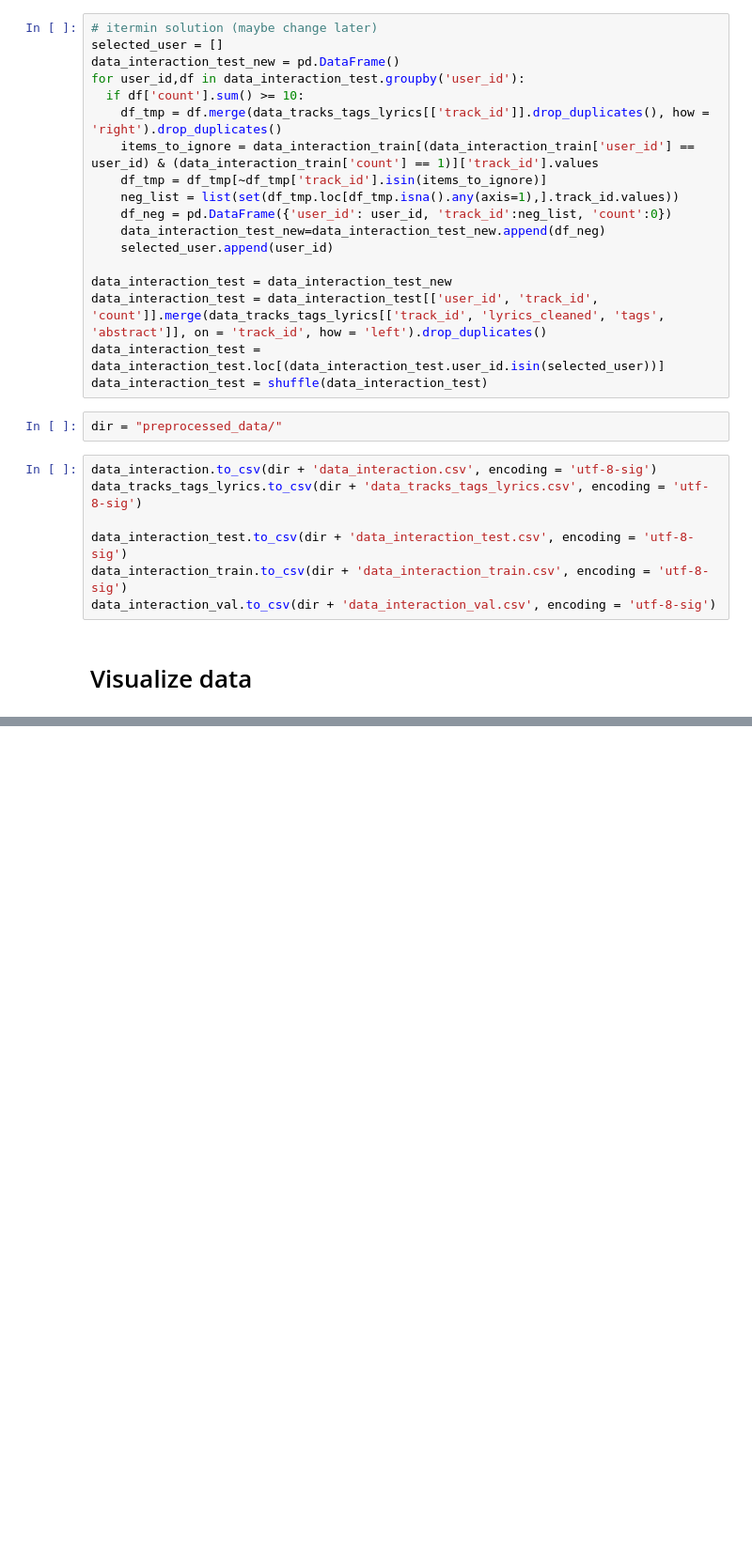
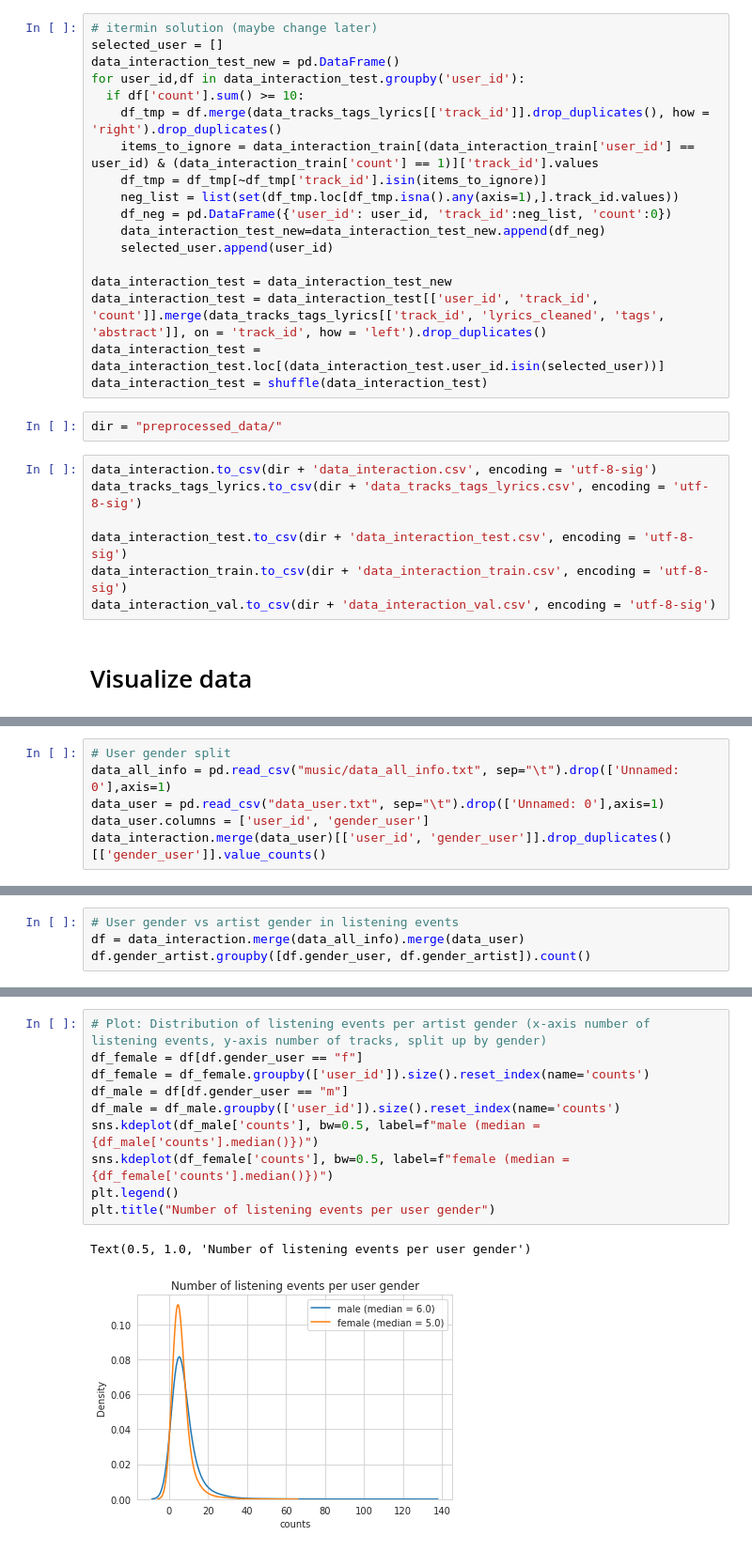
Before and after one commit to Katrin-Leberfinger/Hybrid-gender-debiased-music-recommendation, a Jupyter notebook: 001_data_preprocessing.ipynb, the cells around one changed output, grey strips where cells are left out. Shown at 94% size. Cells and saved outputs as stored; diff of their text form; blank space fills up the shorter version.

```diff
--- a/001_data_preprocessing.ipynb
+++ b/001_data_preprocessing.ipynb
@@ -236,0 +259,6 @@ data_interaction_plot_per_user[['counts']].describe()
+# %%
+# User gender split
+data_all_info = pd.read_csv("music/data_all_info.txt", sep="\t").drop(['Unnamed: 0'],axis=1)
+data_user = pd.read_csv("data_user.txt", sep="\t").drop(['Unnamed: 0'],axis=1)
+data_user.columns = ['user_id', 'gender_user']
+data_interaction.merge(data_user)[['user_id', 'gender_user']].drop_duplicates()[['gender_user']].value_counts()
@@ -236,0 +288,4 @@ data_interaction_plot_per_user[['counts']].describe()
+# %%
+# User gender vs artist gender in listening events
+df = data_interaction.merge(data_all_info).merge(data_user)
+df.gender_artist.groupby([df.gender_user, df.gender_artist]).count()
@@ -236,0 +306,13 @@ data_interaction_plot_per_user[['counts']].describe()
+# %%
+# Plot: Distribution of listening events per artist gender (x-axis number of listening events, y-axis number of tracks, split up by gender)
+df_female = df[df.gender_user == "f"]
+df_female = df_female.groupby(['user_id']).size().reset_index(name='counts')
+df_male = df[df.gender_user == "m"]
+df_male = df_male.groupby(['user_id']).size().reset_index(name='counts')
+sns.kdeplot(df_male['counts'], bw=0.5, label=f"male (median = {df_male['counts'].median()})")
+sns.kdeplot(df_female['counts'], bw=0.5, label=f"female (median = {df_female['counts'].median()})")
+plt.legend()
+plt.title("Number of listening events per user gender")
+# %% [output]
+Text(0.5, 1.0, 'Number of listening events per user gender')
+[figure, added]
```
Also changed, not shown: parts of 15 cells of this notebook.
